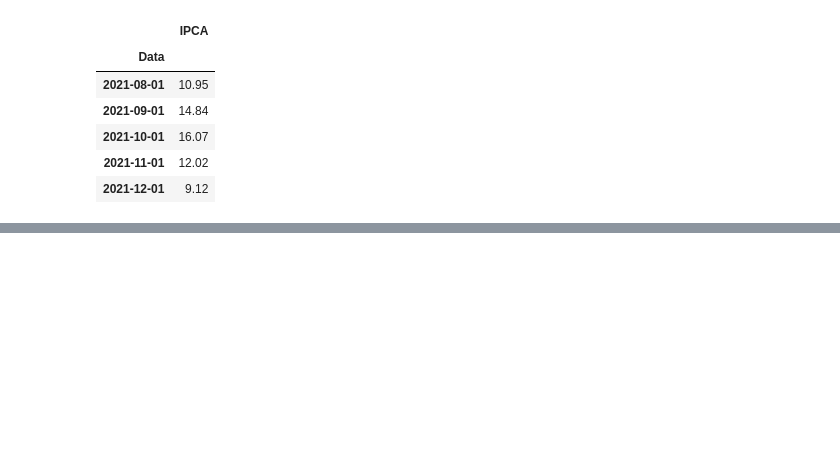
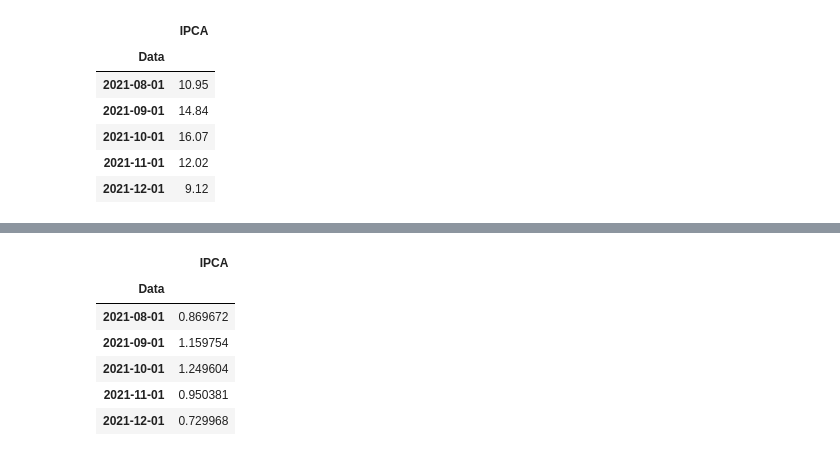
Before and after one commit to Pugianf/Big_Data_and_Public_Sector_III-Economic_Development, a Jupyter notebook: Trablaho_Final_Big_Data_e_Setor_Público_III.ipynb, the cells around one changed output, grey strips where cells are left out. Saved outputs shown, nothing was run; the diff lists cells and outputs as text; code cells hidden in the pictures; blank space fills up the shorter version.

```diff
--- a/Trablaho_Final_Big_Data_e_Setor_Público_III.ipynb
+++ b/Trablaho_Final_Big_Data_e_Setor_Público_III.ipynb
@@ -155,0 +177,20 @@ dfIPCA.tail(5)
+# %%
+# mensalizando o IPCA
+
+dfIPCA['IPCA'] = (1 + dfIPCA['IPCA']) ** (1 / 12) - 1
+# %%
+# levando os valores novamente para percentuais
+
+dfIPCA['IPCA'] = dfIPCA['IPCA'] * 100
+# %%
+# conferindo Dataset:
+
+dfIPCA.tail()
+# %% [output]
+|  | IPCA |
+| Data |  |
+| 2021-08-01 | 0.869672 |
+| 2021-09-01 | 1.159754 |
+| 2021-10-01 | 1.249604 |
+| 2021-11-01 | 0.950381 |
+| 2021-12-01 | 0.729968 |
```
Also changed, not shown: parts of 6 cells of this notebook.
